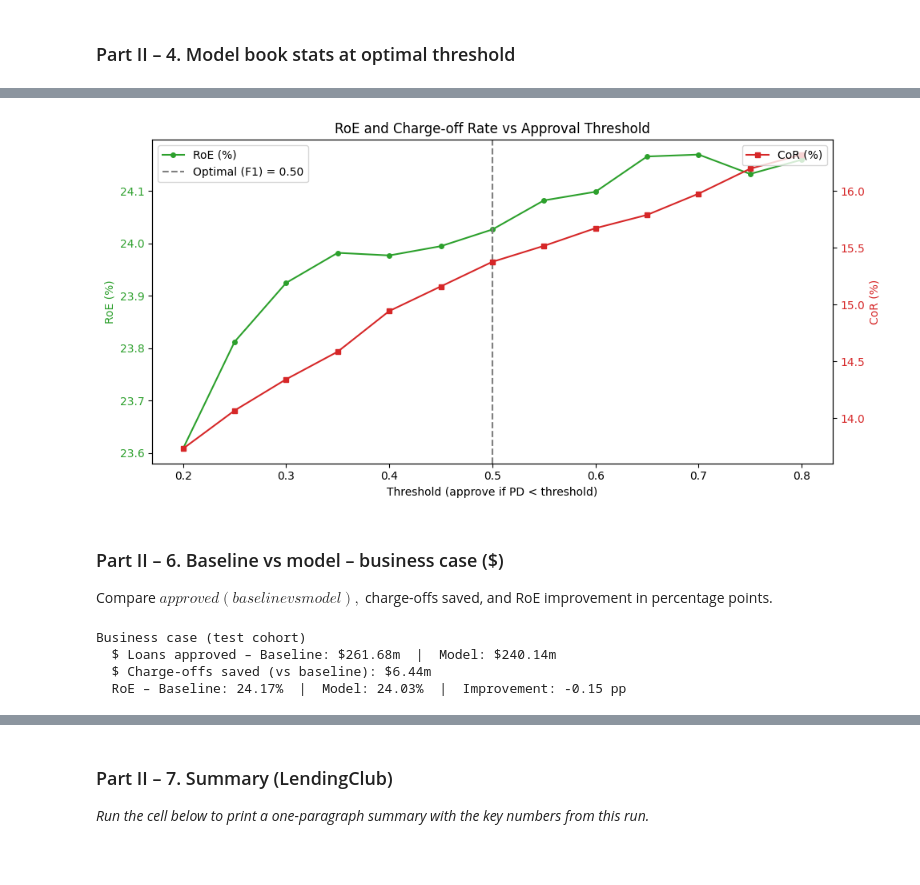
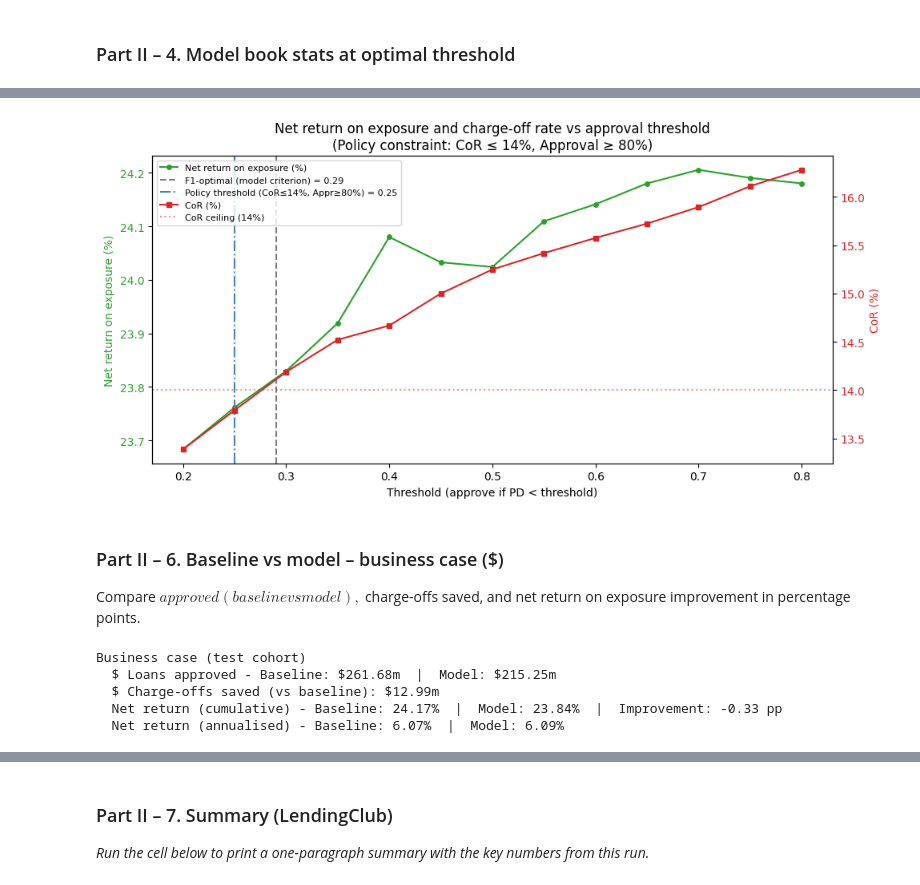
Before and after one commit to leemingloon/ocr-agentic-rag, a Jupyter notebook: notebooks/demo_credit_risk_pd_business_impact.ipynb, the cells around one changed output, grey strips where cells are left out. Cells and saved outputs as stored; diff of their text form; code cells hidden in the pictures; blank space fills up the shorter version.

Commit message:
methodology improvements to pd models

```diff
--- a/notebooks/demo_credit_risk_pd_business_impact.ipynb
+++ b/notebooks/demo_credit_risk_pd_business_impact.ipynb
@@ -57,7 +57,11 @@ def _load_homecredit_metrics_from_notebook():
                             continue
                         raw = d["application/json"]
                         if isinstance(raw, dict) and "homecredit_metrics_summary" in raw:
-                            return raw["homecredit_metrics_summary"], "notebook cell output"
+                            m = raw["homecredit_metrics_summary"]
+                            # Reject metrics from local tiny-data runs (epochs < 10 and auc < 0.60 is a clear signal)
+                            if float(m.get("lstm_auc", 0)) < 0.60 or float(m.get("baseline_auc", 0)) < 0.60:
+                                continue   # skip this notebook — looks like a local test run
+                            return m, "notebook cell output"
             except Exception:
                 pass
     return None, None
@@ -556,58 +1014,83 @@ Metrics by threshold:
 # %%
 fig, ax1 = plt.subplots(figsize=(10, 5))
-ax1.plot(sens_df["threshold"], sens_df["RoE"], color="tab:green", marker="o", markersize=4, label="RoE (%)")
+ax1.plot(sens_df["threshold"], sens_df["net_return"], color="tab:green", marker="o", markersize=4, label="Net return on exposure (%)")
 ax1.set_xlabel("Threshold (approve if PD < threshold)")
-ax1.set_ylabel("RoE (%)", color="tab:green")
+ax1.set_ylabel("Net return on exposure (%)", color="tab:green")
 ax1.tick_params(axis="y", labelcolor="tab:green")
-ax1.axvline(x=best_threshold_opt, color="gray", linestyle="--", label=f"Optimal (F1) = {best_threshold_opt:.2f}")
+
+# F1-optimal threshold (model selection criterion, for reference)
+ax1.axvline(x=best_threshold_opt, color="gray", linestyle="--",
+            label=f"F1-optimal (model criterion) = {best_threshold_opt:.2f}")
+
+# Policy-constrained threshold (business operating point)
+if 'policy_threshold' in dir() and policy_threshold != best_threshold_opt:
+    ax1.axvline(x=policy_threshold, color="steelblue", linestyle="-.",
+                label=f"Policy threshold (CoR≤{COR_CEILING:.0%}, Appr≥{APPROVAL_FLOOR:.0%}) = {policy_threshold:.2f}")
 
 ax2 = ax1.twinx()
 ax2.plot(sens_df["threshold"], sens_df["CoR"] * 100, color="tab:red", marker="s", markersize=4, label="CoR (%)")
+ax2.axhline(y=COR_CEILING * 100, color="tab:red", linestyle=":", alpha=0.5, label=f"CoR ceiling ({COR_CEILING:.0%})")
 ax2.set_ylabel("CoR (%)", color="tab:red")
 ax2.tick_params(axis="y", labelcolor="tab:red")
 
-ax1.legend(loc="upper left")
-ax2.legend(loc="upper right")
-plt.title("RoE and Charge-off Rate vs Approval Threshold")
+lines1, labels1 = ax1.get_legend_handles_labels()
+lines2, labels2 = ax2.get_legend_handles_labels()
+ax1.legend(lines1 + lines2, labels1 + labels2, loc="upper left", fontsize=8)
+
+plt.title("Net return on exposure and charge-off rate vs approval threshold\n"
+          f"(Policy constraint: CoR ≤ {COR_CEILING:.0%}, Approval ≥ {APPROVAL_FLOOR:.0%})")
 plt.tight_layout()
 plt.show()
 # %% [output]
-[figure, old version]
+[figure, new version]
 # %% [markdown]
 ### Part II – 6. Baseline vs model – business case ($)
 
-Compare $ approved (baseline vs model), $ charge-offs saved, and RoE improvement in percentage points.
+Compare $ approved (baseline vs model), $ charge-offs saved, and net return on exposure improvement in percentage points.
 # %%
-def _roe_pct_from_stats(stats: dict, cost_of_funds: float) -> float:
+def _net_return_from_stats(stats: dict, cost_of_funds: float) -> float:
     approved_amnt = float(stats.get("approved_amnt", 0.0))
     if approved_amnt <= 0:
         return 0.0
 
     wgt_int_rate = float(stats.get("wgt_int_rate", 0.0))
     wgt_term = float(stats.get("wgt_term", 0.0))
+    if wgt_term <= 0:
+        import warnings
+        warnings.warn(
+            "wgt_term is 0 -- net return calculation will be zero (no term, no interest). "
+            "Check that loan term data is present in the parquet.",
+            UserWarning,
+        )
+        return 0.0
     charge_off_amnt = float(stats.get("charged_off_amnt", 0.0))
 
     interest_earned = approved_amnt * (wgt_int_rate / 100.0) * (wgt_term / 12.0)
     interest_paid = approved_amnt * (cost_of_funds / 100.0) * (wgt_term / 12.0)
     banking_profit = interest_earned - interest_paid - charge_off_amnt
+    # NOTE: cumulative over wgt_term months. Divide by (wgt_term/12) for annualised equivalent.
     return (banking_profit / approved_amnt) * 100.0
 
-roe_baseline_pct = _roe_pct_from_stats(baseline_stats, COST_OF_FUNDS)
-roe_model_pct = _roe_pct_from_stats(model_stats, COST_OF_FUNDS)
+net_ret_baseline_pct = _net_return_from_stats(baseline_stats, COST_OF_FUNDS)
+net_ret_model_pct = _net_return_from_stats(model_stats, COST_OF_FUNDS)
 
 approved_baseline = float(baseline_stats["approved_amnt"])
 approved_model = float(model_stats["approved_amnt"])
 charged_off_baseline = float(baseline_stats["charged_off_amnt"])
 charged_off_model = float(model_stats["charged_off_amnt"])
 saved_charge_off = charged_off_baseline - charged_off_model
-roe_improvement_pp = roe_model_pct - roe_baseline_pct
+net_ret_improvement_pp = net_ret_model_pct - net_ret_baseline_pct
 
+term_yrs_baseline = (baseline_stats["wgt_term"] / 12) if baseline_stats["wgt_term"] > 0 else 1.0
+term_yrs_model = (model_stats["wgt_term"] / 12) if model_stats["wgt_term"] > 0 else 1.0
 print("Business case (test cohort)")
-print(f"  $ Loans approved – Baseline: ${approved_baseline/1e6:.2f}m  |  Model: ${approved_model/1e6:.2f}m")
+print(f"  $ Loans approved - Baseline: ${approved_baseline/1e6:.2f}m  |  Model: ${approved_model/1e6:.2f}m")
 print(f"  $ Charge-offs saved (vs baseline): ${saved_charge_off/1e6:.2f}m")
-print(f"  RoE – Baseline: {roe_baseline_pct:.2f}%  |  Model: {roe_model_pct:.2f}%  |  Improvement: {roe_improvement_pp:+.2f} pp")
+print(f"  Net return (cumulative) - Baseline: {net_ret_baseline_pct:.2f}%  |  Model: {net_ret_model_pct:.2f}%  |  Improvement: {net_ret_improvement_pp:+.2f} pp")
+print(f"  Net return (annualised) - Baseline: {net_ret_baseline_pct/term_yrs_baseline:.2f}%  |  Model: {net_ret_model_pct/term_yrs_model:.2f}%")
 # %% [output]
 Business case (test cohort)
-  $ Loans approved – Baseline: $261.68m  |  Model: $240.14m
-  $ Charge-offs saved (vs baseline): $6.44m
-  RoE – Baseline: 24.17%  |  Model: 24.03%  |  Improvement: -0.15 pp
+  $ Loans approved - Baseline: $261.68m  |  Model: $215.25m
+  $ Charge-offs saved (vs baseline): $12.99m
+  Net return (cumulative) - Baseline: 24.17%  |  Model: 23.84%  |  Improvement: -0.33 pp
+  Net return (annualised) - Baseline: 6.07%  |  Model: 6.09%
```
Also changed, not shown: parts of 29 cells of this notebook, 34 other files.
